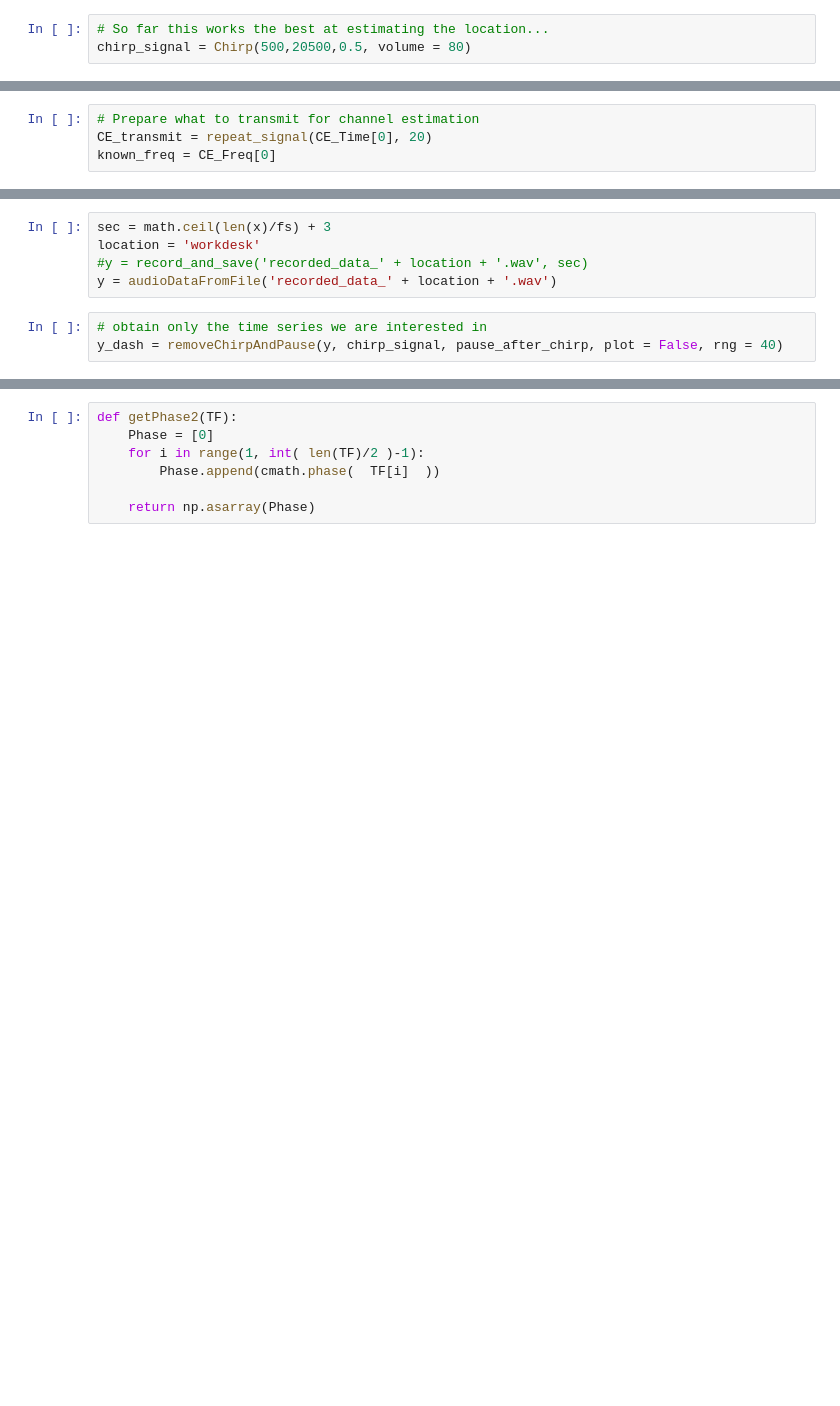
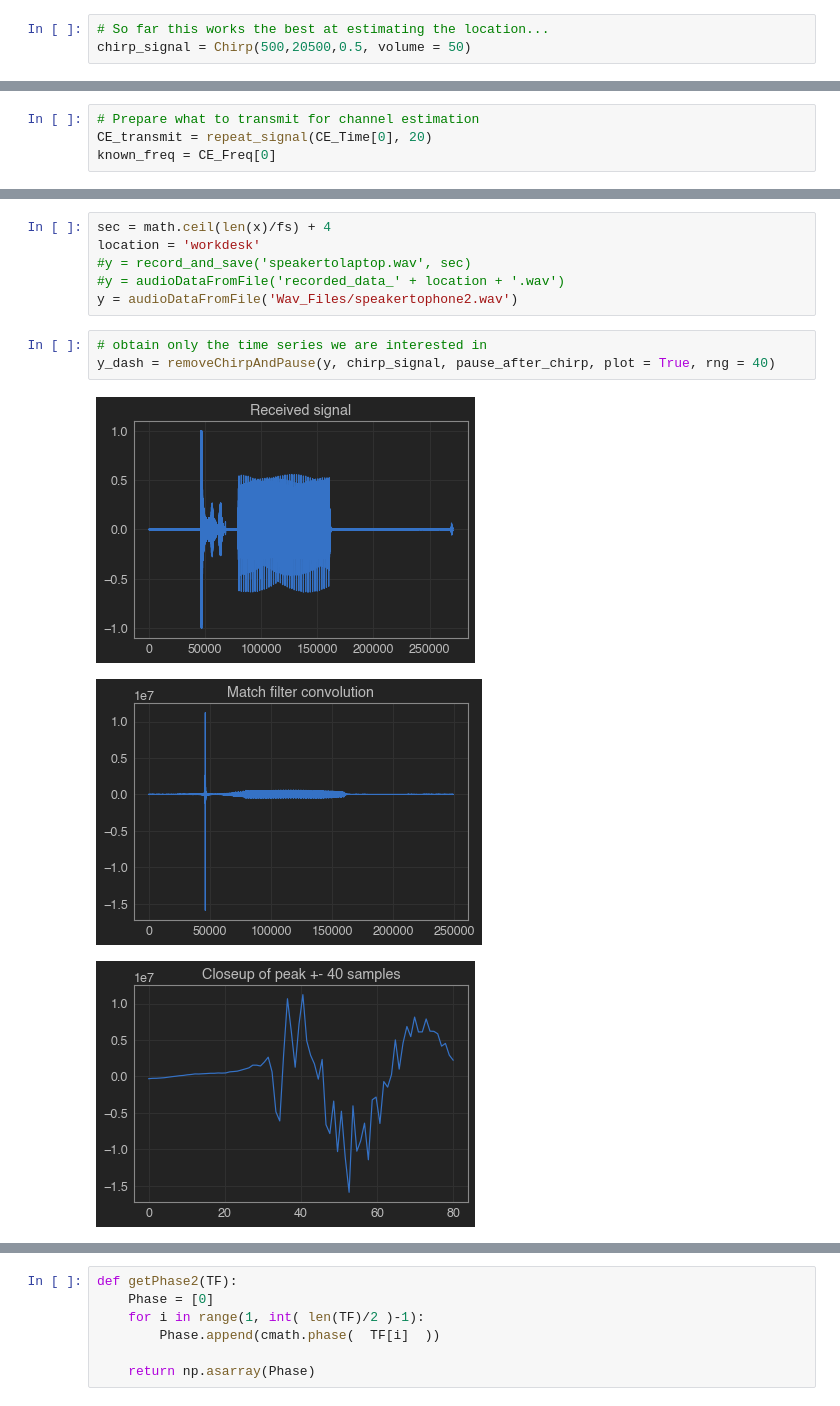
Before and after one commit to kaijunge/CleanNoise_GF3, a Jupyter notebook: Kai testing.ipynb, the cells around one changed output, grey strips where cells are left out. Saved outputs shown, nothing was run; the diff lists cells and outputs as text; blank space fills up the shorter version.

```diff
--- a/Kai testing.ipynb
+++ b/Kai testing.ipynb
@@ -13,7 +13,7 @@ CE_symbols = qpsk(CE_binary)
 symbols = qpsk(binary)
 # %%
 # So far this works the best at estimating the location...
-chirp_signal = Chirp(500,20500,0.5, volume = 80)
+chirp_signal = Chirp(500,20500,0.5, volume = 50)
 # %%
 # For channel esimation (CE)
 
@@ -31,11 +35,16 @@ print("Transmit signal is ", round(len(x)/fs, 2), " seconds")
 Transmit signal is  2.71  seconds
 # %%
-sec = math.ceil(len(x)/fs) + 3
+sec = math.ceil(len(x)/fs) + 4
 location = 'workdesk'
-#y = record_and_save('recorded_data_' + location + '.wav', sec)
-y = audioDataFromFile('recorded_data_' + location + '.wav')
+#y = record_and_save('speakertolaptop.wav', sec)
+#y = audioDataFromFile('recorded_data_' + location + '.wav')
+y = audioDataFromFile('Wav_Files/speakertophone2.wav')
 # %%
 # obtain only the time series we are interested in
-y_dash = removeChirpAndPause(y, chirp_signal, pause_after_chirp, plot = False, rng = 40)
+y_dash = removeChirpAndPause(y, chirp_signal, pause_after_chirp, plot = True, rng = 40)
+# %% [output]
+[figure, added]
+[figure, added]
+[figure, added]
 # %%
 #sliceData(time_data, timeshift, N, K, repeat)
```
Also changed, not shown: parts of 7 cells of this notebook, 2 other files.
